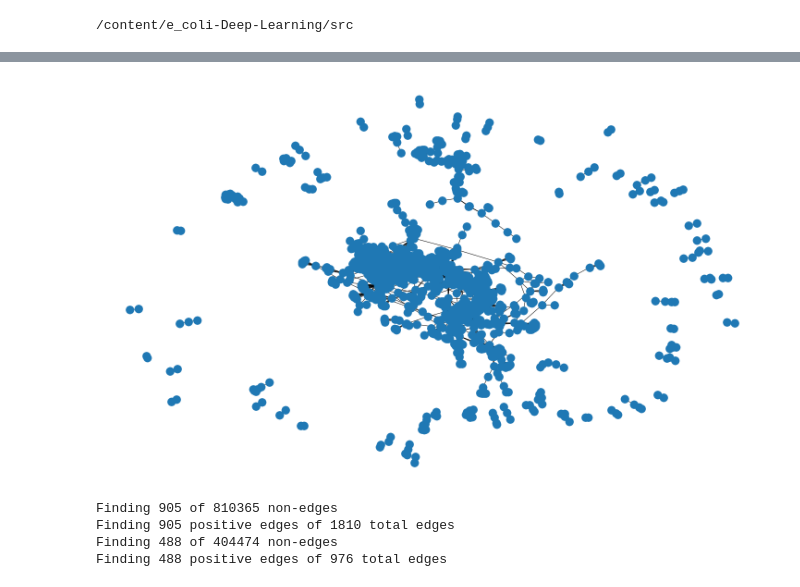
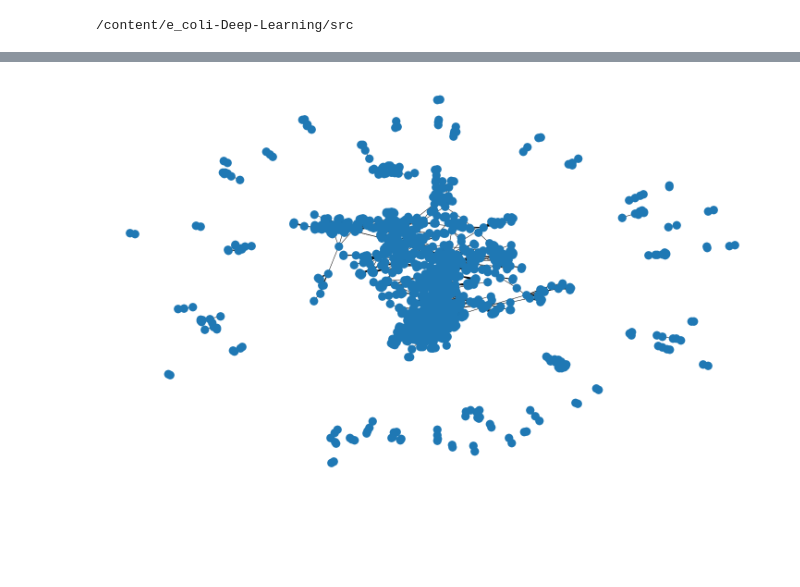
Before and after one commit to SAP1EN/E.coli_Graph_DL, a Jupyter notebook: src/Link_Predicting.ipynb, the cells around one changed output, grey strips where cells are left out. Drawn from its saved outputs; the diff is of its cells as text; code cells hidden in the pictures; blank space fills up the shorter version.

```diff
--- a/src/Link_Predicting.ipynb
+++ b/src/Link_Predicting.ipynb
@@ -54,28 +54,18 @@ def read_graph(edge_list_path):
     Reads the input network in networkx.
     '''
     df_edge_list = get_edge_list_from_nsblR(edge_list_path, 'absolute_majority')
-    df_train, df_test = train_test_split(df_edge_list, test_size=0.35)
-
     if args.weighted:
-        G_train = nx.from_pandas_edgelist(df_train, source='x', target='y', create_using=nx.Graph())
-        G_test = nx.from_pandas_edgelist(df_test, source='x', target='y', create_using=nx.Graph())
+        G = nx.from_pandas_edgelist(df_edge_list, source='x', target='y', create_using=nx.Graph())
     else:
-        # train graph
-        G_train = nx.from_pandas_edgelist(df_train, source='x', target='y', create_using=nx.Graph())
-        for edge in G_train.edges():
-            G_train[edge[0]][edge[1]]['weight'] = 1
-
-        # test graph
-        G_test = nx.from_pandas_edgelist(df_test, source='x', target='y', create_using=nx.Graph())
-        for edge in G_test.edges():
-            G_test[edge[0]][edge[1]]['weight'] = 1
+        G = nx.from_pandas_edgelist(df_edge_list, source='x', target='y', create_using=nx.Graph())
+        for edge in G.edges():
+            G[edge[0]][edge[1]]['weight'] = 1
 
     if not args.directed:
-        G_train = G_train.to_undirected()
-        G_test = G_test.to_undirected()
+        G = G.to_undirected()
 
 
-    return G_train, G_test
+    return G
 
 def learn_embeddings(walks):
     '''
@@ -99,19 +78,11 @@ def learn_embeddings(walks):
 # %%
 # Pipeline for representational learning for all nodes in a graph.
 
-nx_G_train, nx_G_test = read_graph(args.input)
-
-# Node embedding for train graph
-G_train = node2vec.Graph(nx_G_train, args.directed, args.p, args.q)
-G_train.preprocess_transition_probs()
-walks = G_train.simulate_walks(args.num_walks, args.walk_length)
+nx_G = read_graph(args.input)
+G = node2vec.Graph(nx_G, args.directed, args.p, args.q)
+G.preprocess_transition_probs()
+walks = G.simulate_walks(args.num_walks, args.walk_length)
 model = learn_embeddings(walks)
-
-# Node embedding for test graph
-G_test = node2vec.Graph(nx_G_test, args.directed, args.p, args.q)
-G_test.preprocess_transition_probs()
-walks = G_test.simulate_walks(args.num_walks, args.walk_length)
-model = learn_embeddings(walks)
 # %% [output]
 Walk iteration:
 1 / 10
@@ -138,9 +98,9 @@ Walk iteration:
 # %%
 # Plot inferred network
 plt.figure(figsize=(20,12))
-nx.draw(nx_G_train)
+nx.draw(nx_G)
 # %% [output]
-[figure, old version]
+[figure, new version]
 # %%
 args.prop_pos = 0.5
 args.prop_neg = 0.5
@@ -203,13 +163,3 @@ def generate_pos_neg_links(graph):
         raise RuntimeWarning("Only %d positive edges found." % (n_count))
 
     return pos_edge_list, neg_edge_list
-# %%
-# Collecting positive and negative edge lists for train and test graphs
-
-pos_edge_list_train, neg_edge_list_train = generate_pos_neg_links(nx_G_train)
-pos_edge_list_test, neg_edge_list_test = generate_pos_neg_links(nx_G_test)
-# %% [output]
-Finding 905 of 810365 non-edges
-Finding 905 positive edges of 1810 total edges
-Finding 488 of 404474 non-edges
-Finding 488 positive edges of 976 total edges
```
Also changed, not shown: parts of 4 cells of this notebook.
